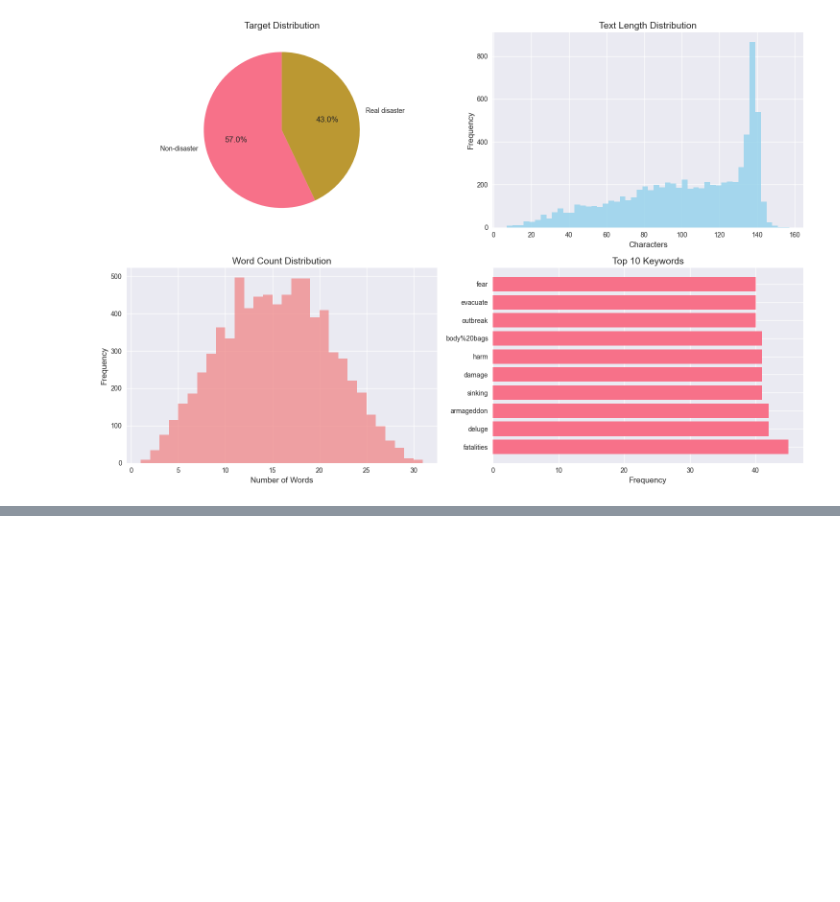
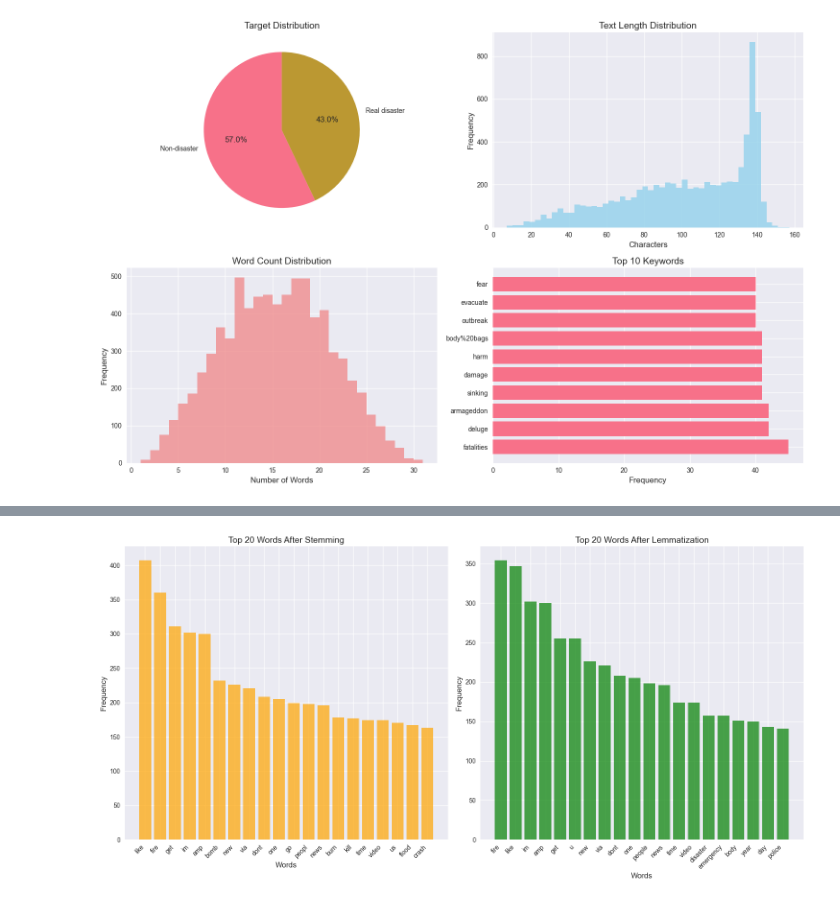
Before and after one commit to PameBlanca/FCD_UV_2025, a Jupyter notebook: twitter_disaster_nlp/notebooks/disaster_tweets_analysis.ipynb, the cells around one changed output, grey strips where cells are left out. Drawn from its saved outputs; the diff is of its cells as text; code cells hidden in the pictures; blank space fills up the shorter version.

```diff
--- a/twitter_disaster_nlp/notebooks/disaster_tweets_analysis.ipynb
+++ b/twitter_disaster_nlp/notebooks/disaster_tweets_analysis.ipynb
@@ -283,0 +560,14 @@ plt.show()
+# %%
+# Ejemlpo Tokenization
+sample_tweets = final_processed_texts[:10]
+
+print("TOKENIZATION EXAMPLES:")
+print("=" * 50)
+tokenized_samples = []
+for i, text in enumerate(sample_tweets):
+    tokens = tokenize_text(text)
+    tokenized_samples.append(tokens)
+    print(f"Tweet {i+1}:")
+    print(f"Original: {text}")
+    print(f"Tokens:   {tokens}")
+    print()
@@ -283,0 +705,41 @@ plt.show()
+# %%
+# Visualización de las palabras más frecuentes después de stemming y lemmatization
+vectorizer_stemmed = CountVectorizer(lowercase=True, token_pattern=r'\b[a-zA-Z]+\b')
+matrix_stemmed = vectorizer_stemmed.fit_transform(stemmed_texts)
+word_freq_stemmed = dict(zip(
+    vectorizer_stemmed.get_feature_names_out(),
+    matrix_stemmed.sum(axis=0).A1
+))
+
+vectorizer_lemmatized = CountVectorizer(lowercase=True, token_pattern=r'\b[a-zA-Z]+\b')
+matrix_lemmatized = vectorizer_lemmatized.fit_transform(lemmatized_texts)
+word_freq_lemmatized = dict(zip(
+    vectorizer_lemmatized.get_feature_names_out(),
+    matrix_lemmatized.sum(axis=0).A1
+))
+
+top_20_stemmed = sorted(word_freq_stemmed.items(), key=lambda x: x[1], reverse=True)[:20]
+top_20_lemmatized = sorted(word_freq_lemmatized.items(), key=lambda x: x[1], reverse=True)[:20]
+
+fig, (ax1, ax2) = plt.subplots(1, 2, figsize=(16, 8))
+
+words_stemmed, freqs_stemmed = zip(*top_20_stemmed)
+ax1.bar(range(len(words_stemmed)), freqs_stemmed, color='orange', alpha=0.7)
+ax1.set_title('Top 20 Words After Stemming')
+ax1.set_xlabel('Words')
+ax1.set_ylabel('Frequency')
+ax1.set_xticks(range(len(words_stemmed)))
+ax1.set_xticklabels(words_stemmed, rotation=45, ha='right')
+
+words_lemmatized, freqs_lemmatized = zip(*top_20_lemmatized)
+ax2.bar(range(len(words_lemmatized)), freqs_lemmatized, color='green', alpha=0.7)
+ax2.set_title('Top 20 Words After Lemmatization')
+ax2.set_xlabel('Words')
+ax2.set_ylabel('Frequency')
+ax2.set_xticks(range(len(words_lemmatized)))
+ax2.set_xticklabels(words_lemmatized, rotation=45, ha='right')
+
+plt.tight_layout()
+plt.show()
+# %% [output]
+[figure, added]
```
Also changed, not shown: parts of 19 cells of this notebook.
